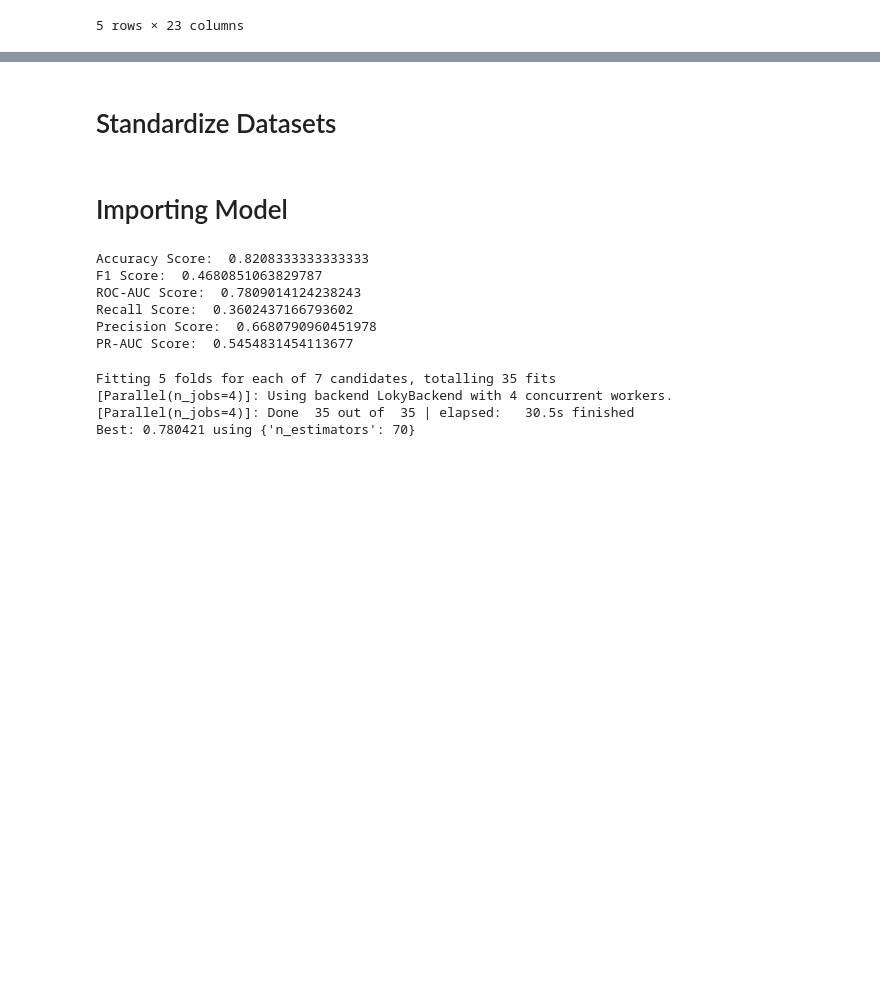
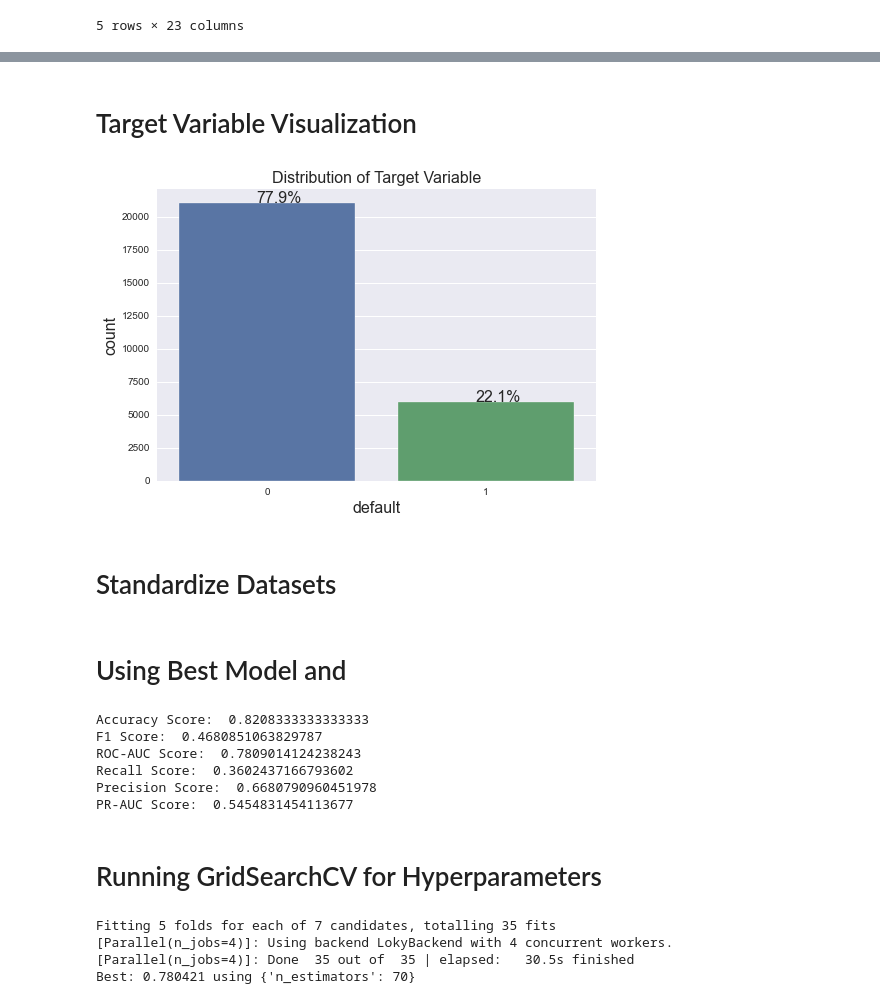
Before and after one commit to datascisteven/Medium-Blogs, a Jupyter notebook: Class_Imbalance.ipynb, the cells around one changed output, grey strips where cells are left out. Saved outputs shown, nothing was run; the diff lists cells and outputs as text; code cells hidden in the pictures; blank space fills up the shorter version.

```diff
--- a/Class_Imbalance.ipynb
+++ b/Class_Imbalance.ipynb
@@ -71,3 +65,8 @@ X_valid.head()
 | 3 | 4654.68 | 1 | 3 | 2 | 49 | 0 | 0 | 0 | 0 | 0 | ... | ... |
 | 4 | 1790.26 | 2 | 2 | 2 | 36 | 0 | 0 | 0 | 0 | 0 | ... | ... |
 5 rows × 23 columns
+# %%
+training = pd.concat([X_train, y_train], axis=1)
+validate = pd.concat([X_valid, y_valid], axis=1)
+train = pd.concat([training, validate], axis=0)
+train.head()
@@ -74,3 +84,24 @@ X_valid.head()
+# %% [markdown]
+# Target Variable Visualization
+# %%
+# create visualization for target variable distribution
+def barplot(df, xlabel, ylabel, title):
+    plt.figure(figsize = (7,5))
+    ax = sns.countplot(x = xlabel, data = df)
+    plt.title(title, fontsize = 16)
+    plt.xlabel(xlabel, fontsize = 16)
+    plt.ylabel(ylabel, fontsize = 16)
+    total = len(df.default)
+    for p in ax.patches:
+        percentage = '{:.1f}%'.format(100 * p.get_height()/total)
+        x = p.get_x() + p.get_width() / 2 - 0.05
+        y = p.get_y() + p.get_height()
+        ax.annotate(percentage, (x, y), size = 16)
+    plt.show()
+
+barplot(train, 'default', 'count', 'Distribution of Target Variable')
+# %% [output]
+[figure, added]
 # %% [markdown]
 # Standardize Datasets
 # %%
@@ -79,7 +110,7 @@ scaler.fit(X_train)
 X_train_ss = scaler.transform(X_train)
 X_valid_ss = scaler.transform(X_valid)
 # %% [markdown]
-# Importing Model
+# Using Best Model and
 # %%
 gbc = GradientBoostingClassifier(random_state=42).fit(X_train_ss, y_train)
 y_pred = gbc.predict(X_valid_ss)
@@ -91,6 +122,8 @@ ROC-AUC Score:  0.7809014124238243
 Recall Score:  0.3602437166793602
 Precision Score:  0.6680790960451978
 PR-AUC Score:  0.5454831454113677
+# %% [markdown]
+# Running GridSearchCV for Hyperparameters
 # %%
 params = {'n_estimators': range(20, 81, 10)}
 gs_gbc = GridSearchCV(estimator = GradientBoostingClassifier(random_state=42),
```
Also changed, not shown: parts of 16 cells of this notebook, 1 other file.
